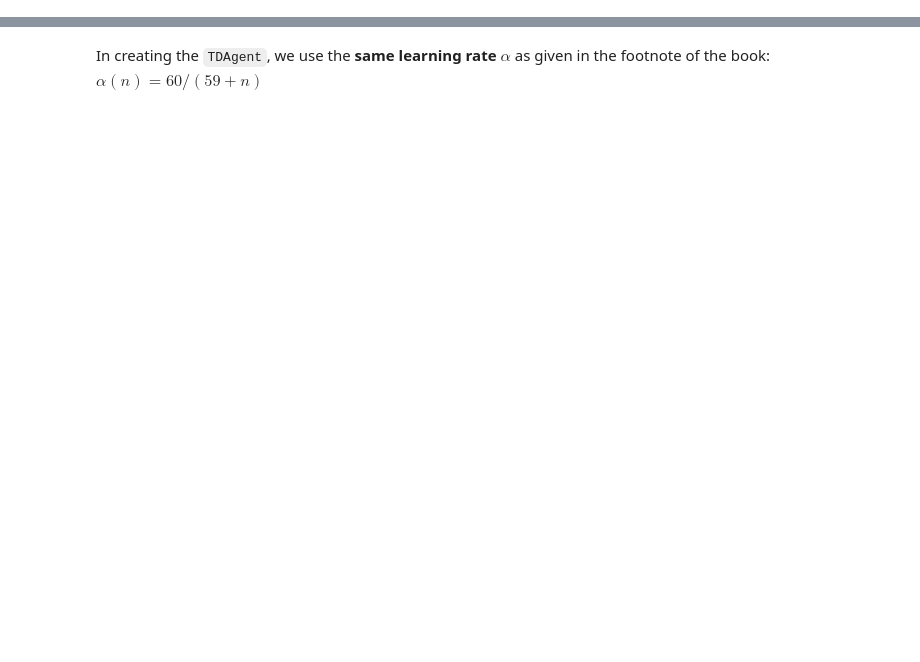
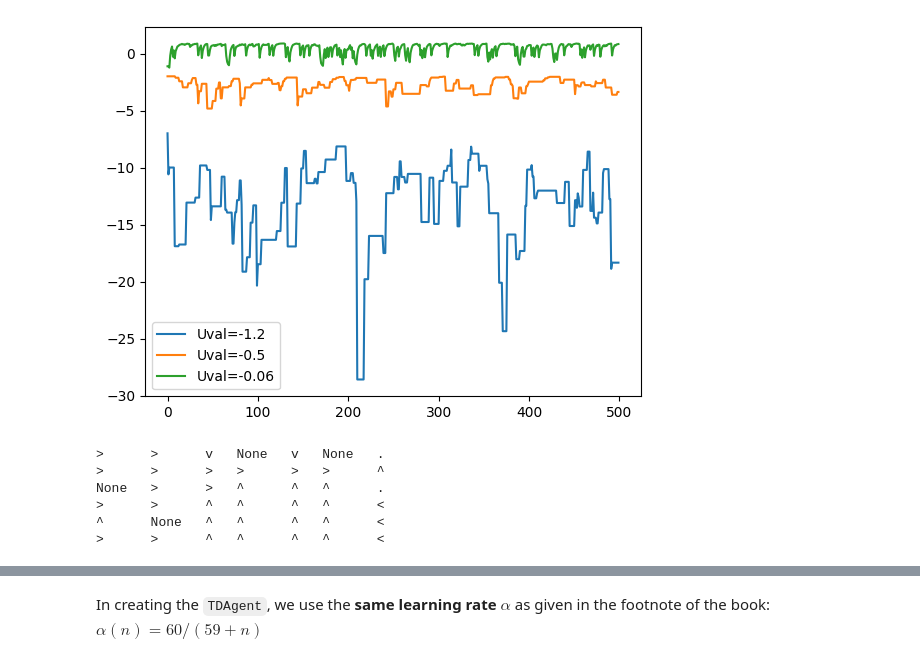
Before and after one commit to uldiskk/aima-python, a Jupyter notebook: notebooks/chapter21/Passive Reinforcement Learning.ipynb, the cells around one changed output, grey strips where cells are left out. Cells and saved outputs as stored; diff of their text form; code cells hidden in the pictures; blank space fills up the shorter version.

```diff
--- a/notebooks/chapter21/Passive Reinforcement Learning.ipynb
+++ b/notebooks/chapter21/Passive Reinforcement Learning.ipynb
@@ -57,16 +33,0 @@ Un jāapmāca aģents, lietojot lietderību tiešās novērtēšanas metodi pas
-# %%
-# Action Directions
-to_north = (0, 1)
-to_south = (0,-1)
-to_west = (-1, 0)
-to_east = (1, 0)
-
-policy = {
-    (0, 5): to_east,  (1, 5): to_east,  (2, 5): to_south,                  (4, 5): to_south,                     (6, 5): None,
-    (0, 4): to_east,  (1, 4): to_east,  (2, 4): to_east, (3, 4): to_east,  (4, 4): to_east,   (5, 4): to_east,   (6, 4): to_north,
-                      (1, 3): to_east,  (2, 3): to_east, (3, 3): to_east,  (4, 3): to_north,  (5, 3): to_north,  (6, 3): None,
-    (0, 2): to_east,  (1, 2): to_east,  (2, 2): to_east, (3, 2): to_north, (4, 2): to_north,  (5, 2): to_north,  (6, 2): to_west,
-    (0, 1): to_north,                   (2, 1): to_north,(3, 1): to_north, (4, 1): to_north,  (5, 1): to_north,  (6, 1): to_north,
-    (0, 0): to_north, (1, 0): to_west,  (2, 0): to_north,(3, 0): to_north, (4, 0): to_north,  (5, 0): to_north,  (6, 0): to_north,
-}
-# (0,3) (1,1) (3,5) (5,5) are blocks
@@ -115,4 +33,0 @@ We can try passing information through the markove model for 200 times in order
-# %%
-for i in range(200):
-    run_single_trial(DUEagent, sequential_decision_7x6_environment)
-    DUEagent.estimate_U()
@@ -180,4 +33,0 @@ We instantiate a `PassiveADPAgent` below with the `GridMDP` shown and train it f
-# %%
-ADPagent = PassiveADPAgent(policy, sequential_decision_7x6_environment)
-for i in range(200):
-    run_single_trial(ADPagent, sequential_decision_7x6_environment)
@@ -245,0 +47,27 @@ $$U^{\pi}(s) \leftarrow U^{\pi}(s) + \alpha \left( R(s) + \gamma U^{\pi}(s') - U
+# %%
+u_val = [-1.2, -0.5, -0.06]
+
+for envN in range(3):
+    policy = best_policy(environments[envN], value_iteration(environments[envN]))
+    agent3 = PassiveDUEAgent(policy, sequential_decision_7x6_environments[envN])
+
+    yvals = []
+    xvals = []
+    for i in range(500):
+        run_single_trial(agent3, sequential_decision_7x6_environments[envN])
+        agent3.estimate_U()
+        xvals.append(i)
+        yvals.append(list(agent3.U.items())[5][1])
+
+    plt.plot(np.array(xvals), np.array(yvals), label = "Uval="+str(u_val[envN]))
+plt.legend()
+plt.show()
+print_table(environments[0].to_arrows(policy))
+# %% [output]
+[figure, added]
+>      >      v   None   v   None   .
+>      >      >   >      >   >      ^
+None   >      >   ^      ^   ^      .
+>      >      ^   ^      ^   ^      <
+^      None   ^   ^      ^   ^      <
+>      >      ^   ^      ^   ^      <
```
Also changed, not shown: parts of 55 cells of this notebook, 2 other files.
